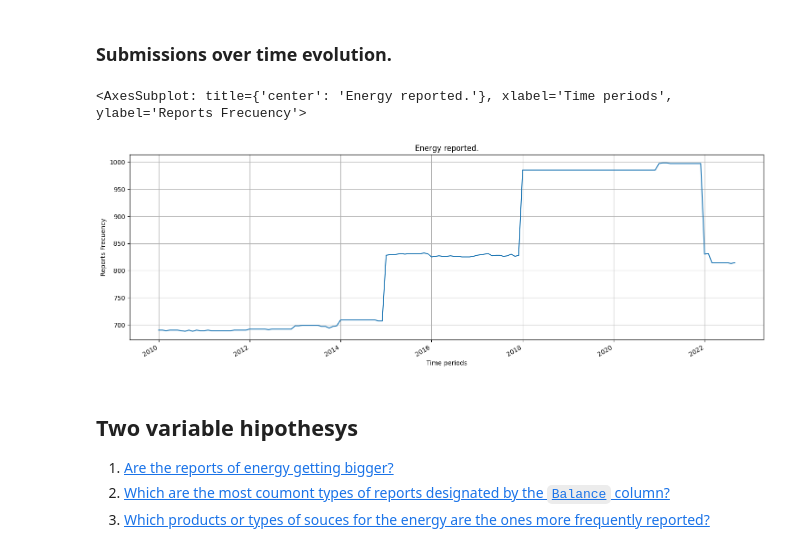
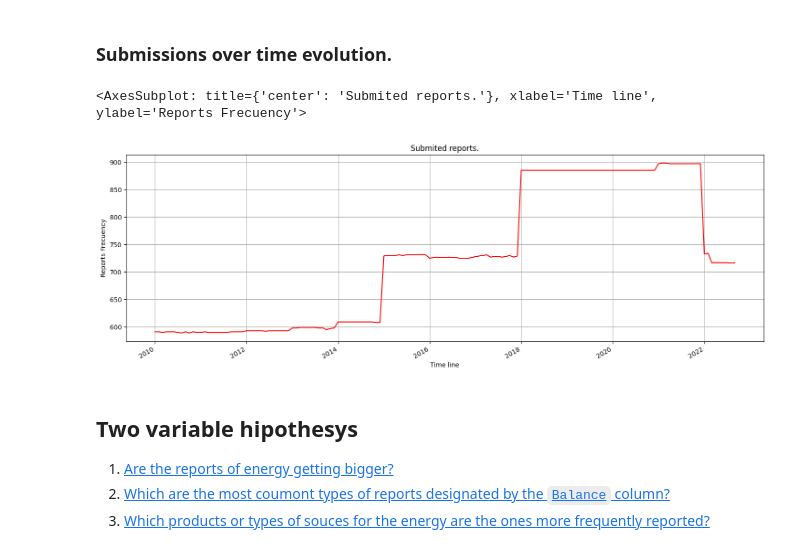
Before and after one commit to Guillermo-N/VisualizacionDeDatos, a Jupyter notebook: Visualizacion_exploratoria/MonthlyElectricityStatistics2.ipynb, the cells around one changed output. Cells and saved outputs as stored; diff of their text form; code cells hidden in the pictures.

```diff
--- a/Visualizacion_exploratoria/MonthlyElectricityStatistics2.ipynb
+++ b/Visualizacion_exploratoria/MonthlyElectricityStatistics2.ipynb
@@ -110,14 +111,14 @@ raw_df.describe().apply(lambda s: s.apply('{0:.2f}'.format))
 # Copy the dataframe to our new dataframe varible, so this cell can be rerunned with out problems.
 df = raw_df
 # Selecting only the data related with Electricity Production for all the avaliable entries.
-df = df[df['Balance'] == 'Net Electricity Production']
+#df = df[df['Balance'] == 'Net Electricity Production']
 # Passing Time to a Pandas user friendly time format.
 df['Time'] = pd.to_datetime(df['Time'])
 # Droping unnecesary columns.
-df = df.drop(['Unit', 'Balance'], axis=1)
+#df = df.drop(['Unit', 'Balance'], axis=1)
 # Removing unwanted Countries from our dataset.
-df = df[df['Country'].isin(['OECD Americas', 'OECD Asia Oceania','OECD Europe', 'OECD Total', 'IEA Total']) == False]
+#df = df[df['Country'].isin(['OECD Americas', 'OECD Asia Oceania','OECD Europe', 'OECD Total', 'IEA Total']) == False]
 # Removing unwanted Products.
-df = df[df['Product'].isin(['Electricity', 'Total Combustible Fuels','Total Renewables (Geo, Solar, Wind, Other)']) == False]
+#df = df[df['Product'].isin(['Electricity', 'Total Combustible Fuels','Total Renewables (Geo, Solar, Wind, Other)']) == False]
 df.head()
 # %% [output]
@@ -175,17 +170,21 @@ df[df['Country'] == "Spain"][df['Time'] > "2022-01"].groupby('Product').sum('Val
 # %% [markdown]
 ### Submissions over time evolution.
 # %%
-mes['Time_ISO'] = pd.to_datetime(mes['Time'])
+# Removing unwanted Countries from our dataset.
+df_3 = df[df['Country'].isin(['OECD Americas', 'OECD Asia Oceania','OECD Europe', 'OECD Total', 'IEA Total']) == False]
 
-mes.sort_values(by = 'Time_ISO')['Time_ISO'].value_counts().plot.line(figsize=(18, 6),
-    title = 'Energy reported.',
-    xlabel = "Time periods",
+#df_3['Time_ISO'] = pd.to_datetime(df_3['Time'])
+
+df_3.sort_values(by = 'Time')['Time'].value_counts().plot.line(figsize=(18, 6),
+    title = 'Submited reports.',
+    xlabel = "Time line",
     ylabel = "Reports Frecuency",
     grid = True,
+    color = 'red'
 )
 # %% [output]
-<AxesSubplot: title={'center': 'Energy reported.'}, xlabel='Time periods', ylabel='Reports Frecuency'>
+<AxesSubplot: title={'center': 'Submited reports.'}, xlabel='Time line', ylabel='Reports Frecuency'>
-[figure, old version]
+[figure, new version]
 # %% [markdown]
 ## Two variable hipothesys
 1.   [Are the reports of energy getting bigger?](#increment-of-the-reported-energy-over-time)
```
Also changed, not shown: parts of 20 cells of this notebook, 1 other file.
